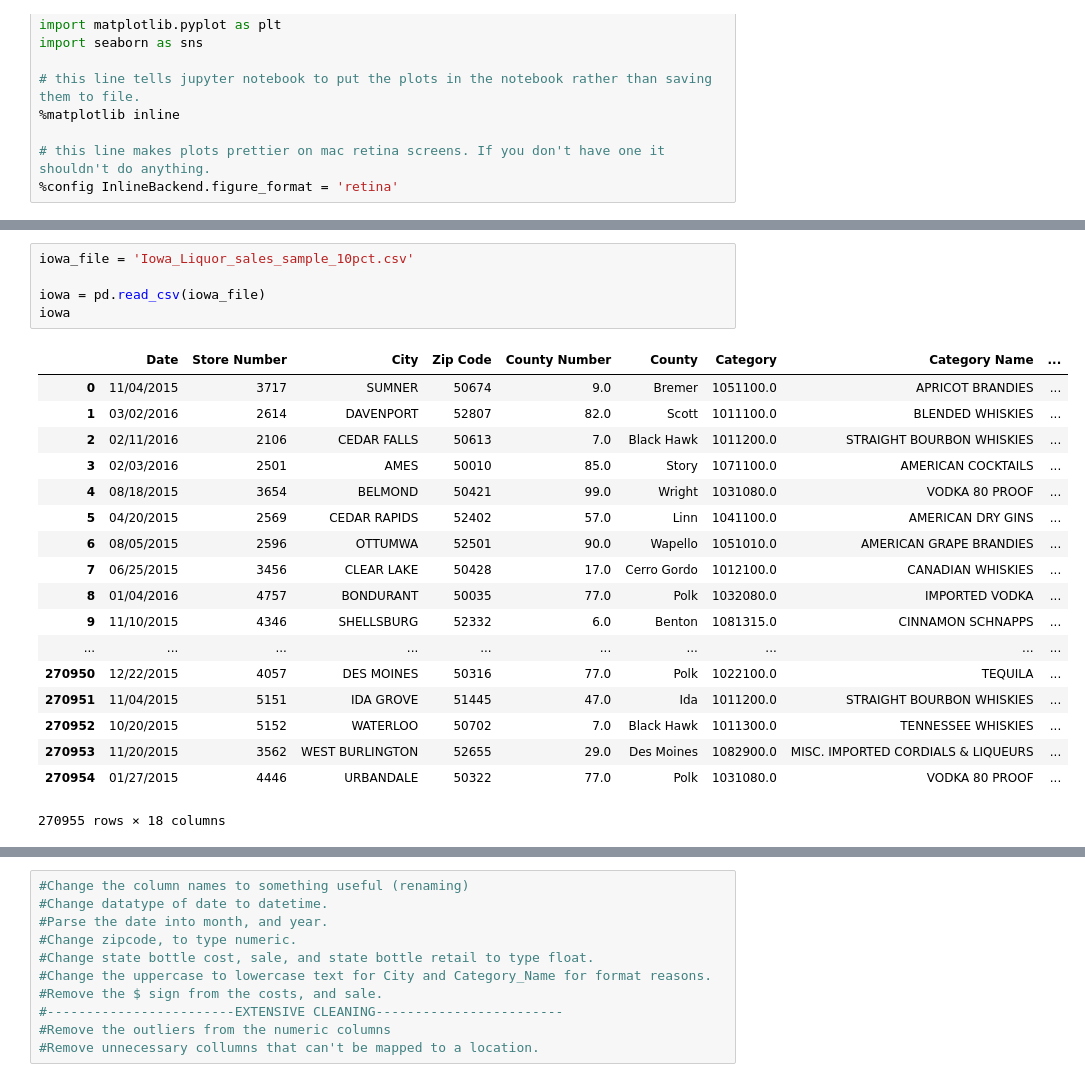
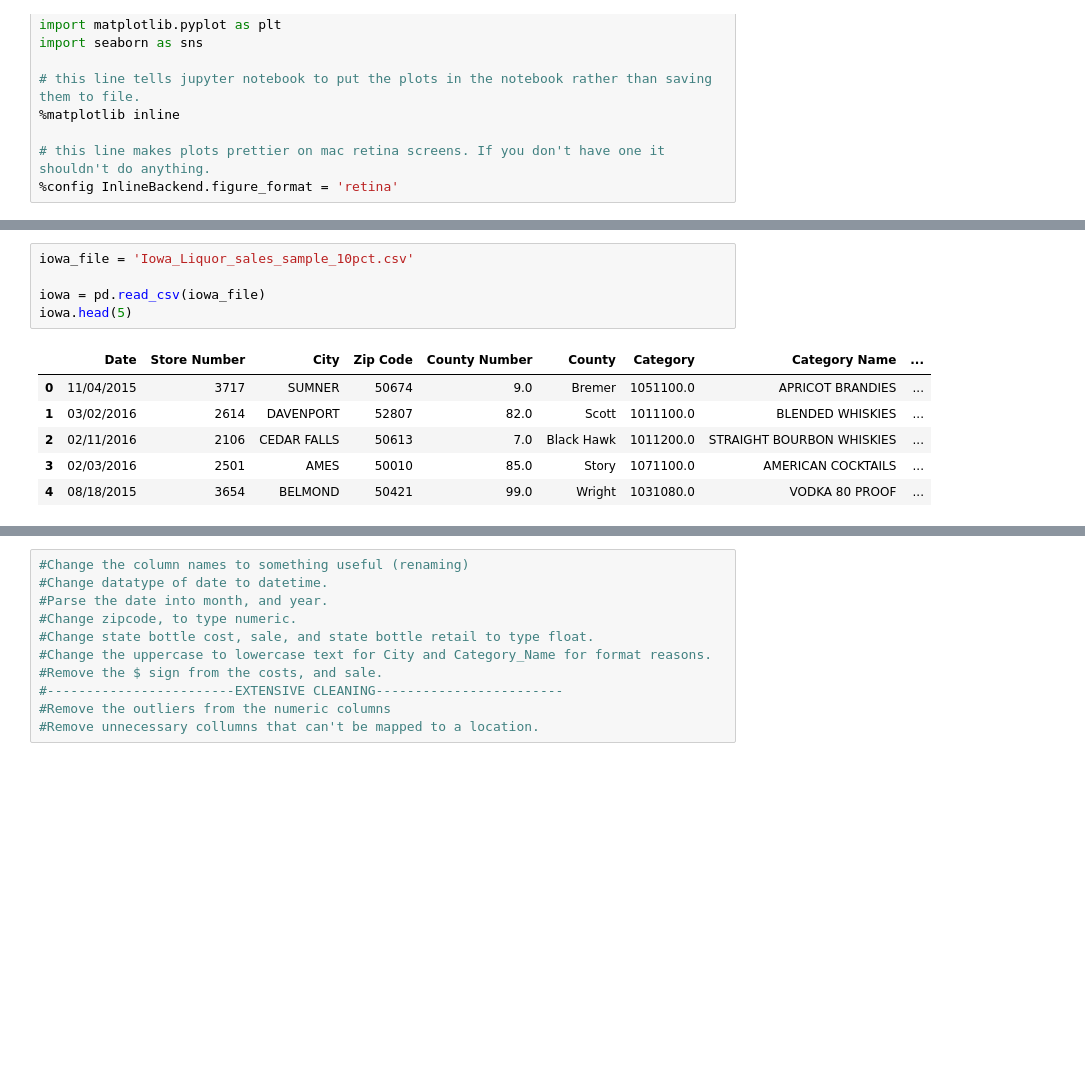
Before and after one commit to nsivapra/DSI-SF-2-nsivapra, a Jupyter notebook: project3/project-3-nsivapra.ipynb, the cells around one changed output, grey strips where cells are left out. Saved outputs shown, nothing was run; the diff lists cells and outputs as text; blank space fills up the shorter version.

```diff
--- a/project3/project-3-nsivapra.ipynb
+++ b/project3/project-3-nsivapra.ipynb
@@ -49,27 +49,15 @@ import seaborn as sns
 # %%
 iowa_file = 'Iowa_Liquor_sales_sample_10pct.csv'
 
 iowa = pd.read_csv(iowa_file)
-iowa
+iowa.head(5)
 # %% [output]
 |  | Date | Store Number | City | Zip Code | County Number | County | Category | Category Name | ... |
 | 0 | 11/04/2015 | 3717 | SUMNER | 50674 | 9.0 | Bremer | 1051100.0 | APRICOT BRANDIES | ... |
 | 1 | 03/02/2016 | 2614 | DAVENPORT | 52807 | 82.0 | Scott | 1011100.0 | BLENDED WHISKIES | ... |
 | 2 | 02/11/2016 | 2106 | CEDAR FALLS | 50613 | 7.0 | Black Hawk | 1011200.0 | STRAIGHT BOURBON WHISKIES | ... |
 | 3 | 02/03/2016 | 2501 | AMES | 50010 | 85.0 | Story | 1071100.0 | AMERICAN COCKTAILS | ... |
 | 4 | 08/18/2015 | 3654 | BELMOND | 50421 | 99.0 | Wright | 1031080.0 | VODKA 80 PROOF | ... |
-| 5 | 04/20/2015 | 2569 | CEDAR RAPIDS | 52402 | 57.0 | Linn | 1041100.0 | AMERICAN DRY GINS | ... |
-| 6 | 08/05/2015 | 2596 | OTTUMWA | 52501 | 90.0 | Wapello | 1051010.0 | AMERICAN GRAPE BRANDIES | ... |
-| 7 | 06/25/2015 | 3456 | CLEAR LAKE | 50428 | 17.0 | Cerro Gordo | 1012100.0 | CANADIAN WHISKIES | ... |
-| 8 | 01/04/2016 | 4757 | BONDURANT | 50035 | 77.0 | Polk | 1032080.0 | IMPORTED VODKA | ... |
-| 9 | 11/10/2015 | 4346 | SHELLSBURG | 52332 | 6.0 | Benton | 1081315.0 | CINNAMON SCHNAPPS | ... |
-| ... | ... | ... | ... | ... | ... | ... | ... | ... | ... |
-| 270950 | 12/22/2015 | 4057 | DES MOINES | 50316 | 77.0 | Polk | 1022100.0 | TEQUILA | ... |
-| 270951 | 11/04/2015 | 5151 | IDA GROVE | 51445 | 47.0 | Ida | 1011200.0 | STRAIGHT BOURBON WHISKIES | ... |
-| 270952 | 10/20/2015 | 5152 | WATERLOO | 50702 | 7.0 | Black Hawk | 1011300.0 | TENNESSEE WHISKIES | ... |
-| 270953 | 11/20/2015 | 3562 | WEST BURLINGTON | 52655 | 29.0 | Des Moines | 1082900.0 | MISC. IMPORTED CORDIALS & LIQUEURS | ... |
-| 270954 | 01/27/2015 | 4446 | URBANDALE | 50322 | 77.0 | Polk | 1031080.0 | VODKA 80 PROOF | ... |
-270955 rows × 18 columns
 # %% [markdown]
 <img src="http://imgur.com/l5NasQj.png" style="float: left; margin: 25px 15px 0px 0px; height: 25px">
 
```
Also changed, not shown: parts of 8 cells of this notebook.
